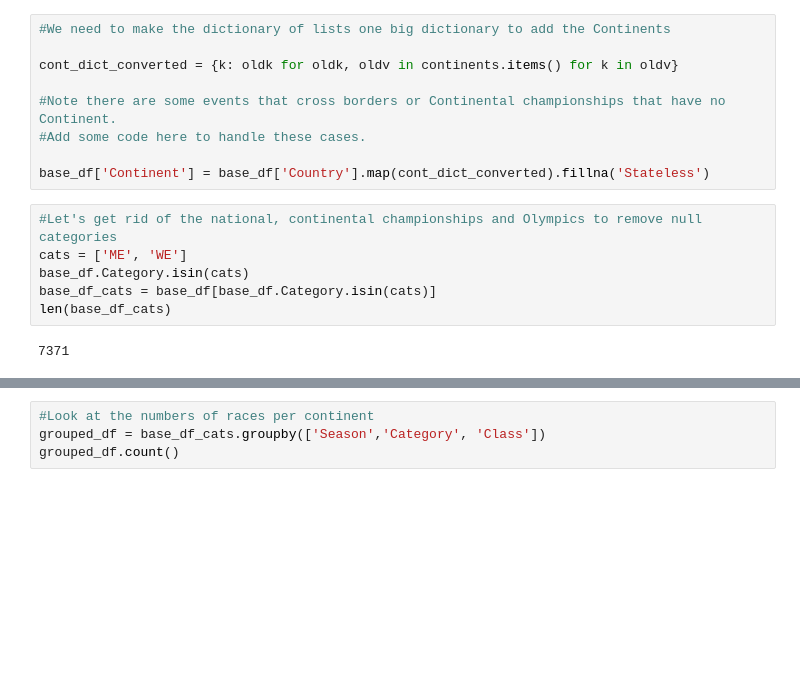
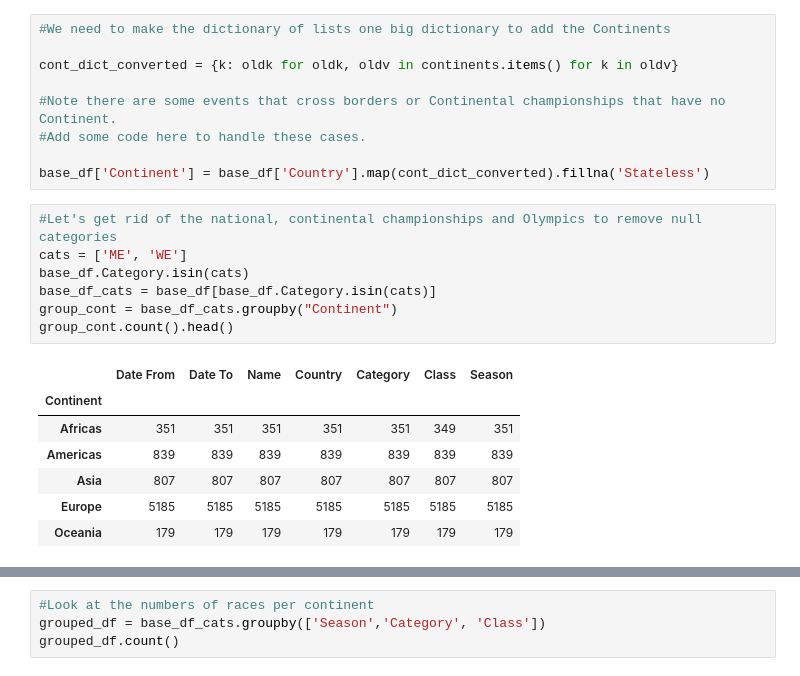
Before and after one commit to lweislo/cycling-project, a Jupyter notebook: UCI-Calendars.ipynb, the cells around one changed output, grey strips where cells are left out. Drawn from its saved outputs; the diff is of its cells as text; blank space fills up the shorter version.

Commit message:
fixed missing countries

```diff
--- a/UCI-Calendars.ipynb
+++ b/UCI-Calendars.ipynb
@@ -112,11 +112,18 @@ base_df['Continent'] = base_df['Country'].map(cont_dict_converted).fillna('State
 # %%
 #Let's get rid of the national, continental championships and Olympics to remove null categories
 cats = ['ME', 'WE']
 base_df.Category.isin(cats)
 base_df_cats = base_df[base_df.Category.isin(cats)]
-len(base_df_cats)
+group_cont = base_df_cats.groupby("Continent")
+group_cont.count().head()
 # %% [output]
-7371
+|  | Date From | Date To | Name | Country | Category | Class | Season |
+| Continent |  |  |  |  |  |  |  |
+| Africas | 351 | 351 | 351 | 351 | 351 | 349 | 351 |
+| Americas | 839 | 839 | 839 | 839 | 839 | 839 | 839 |
+| Asia | 807 | 807 | 807 | 807 | 807 | 807 | 807 |
+| Europe | 5185 | 5185 | 5185 | 5185 | 5185 | 5185 | 5185 |
+| Oceania | 179 | 179 | 179 | 179 | 179 | 179 | 179 |
 # %%
 #add in the coordinates for each race so we can geolocate them on a map later
 
```
Also changed, not shown: parts of 1 cell of this notebook, 1 other file.
